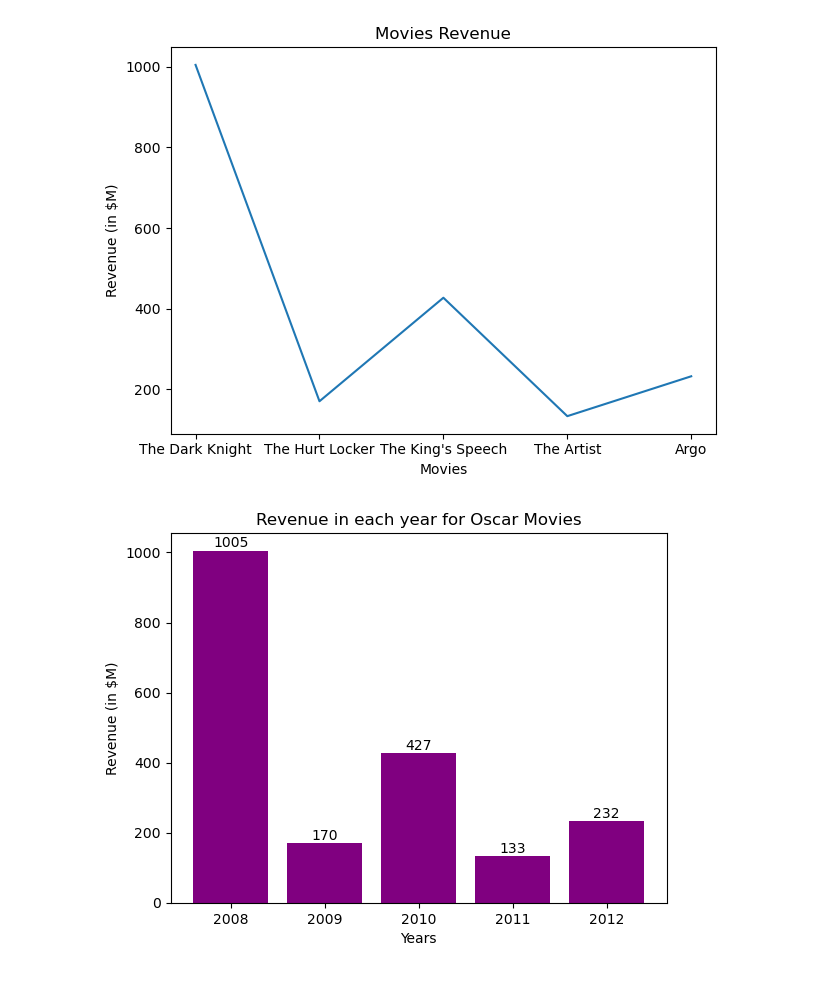
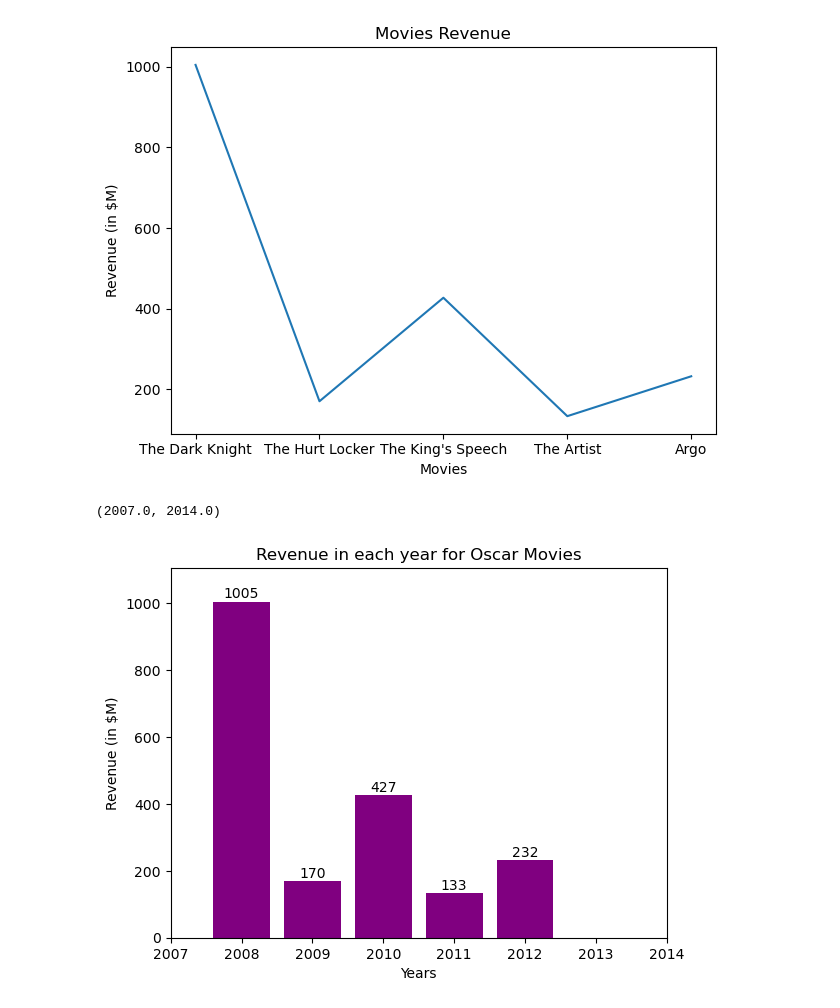
Before and after one commit to MohammedGousemohiyuddinYekkaluru/prime-ai-ml-learning-journey, a Jupyter notebook: Data Visualization/matplotlib.ipynb, the cells around one changed output. Saved outputs shown, nothing was run; the diff lists cells and outputs as text; code cells hidden in the pictures.

```diff
--- a/Data Visualization/matplotlib.ipynb
+++ b/Data Visualization/matplotlib.ipynb
@@ -83,26 +83,27 @@ plt.savefig("movies_plot.png")
 # %%
 # Bar charts
 
 movies = [
     "The Dark Knight",
     "The Hurt Locker",
     "The King's Speech",
     "The Artist",
     "Argo"
 ]
 
 years = [2008, 2009, 2010, 2011, 2012]
 revenue = [1005, 170, 427, 133, 232] # in $M
 
 plt.bar(years, revenue, color="purple")
 plt.title("Revenue in each year for Oscar Movies")
 plt.xlabel("Years")
 plt.ylabel("Revenue (in $M)")
 
 for i in range(len(years)):
     plt.text(years[i], revenue[i] + 10, str(revenue[i]), ha="center")
 
 plt.ylim(0, max(revenue) + 100)
-plt.xlim(2005,)
+plt.xlim(2007, max(years) + 2)
 # %% [output]
+(2007.0, 2014.0)
-[figure, old version]
+[figure, new version]
```
Also changed, not shown: parts of 1 cell of this notebook.
